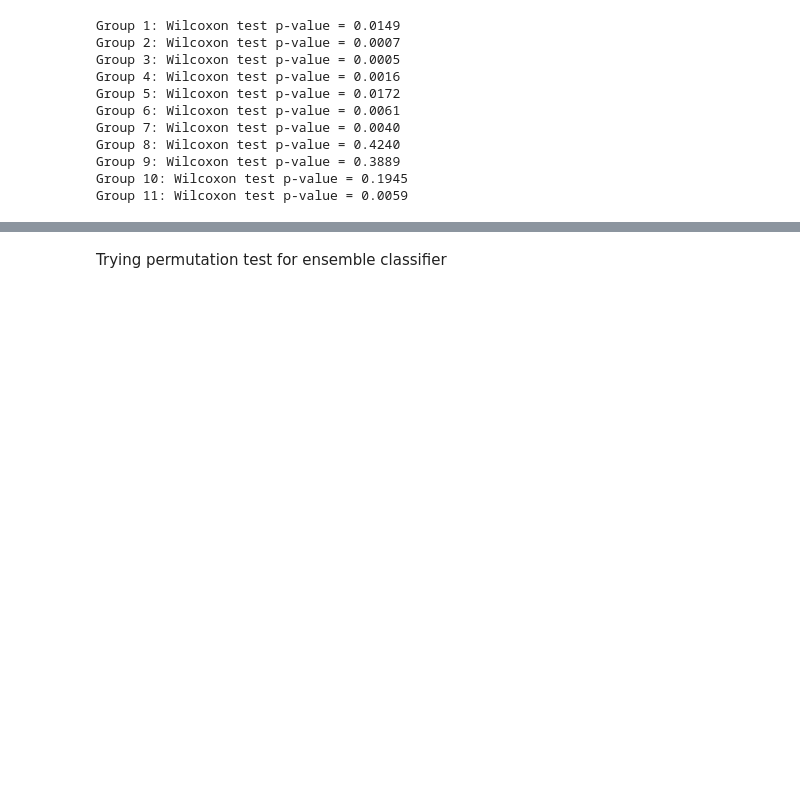
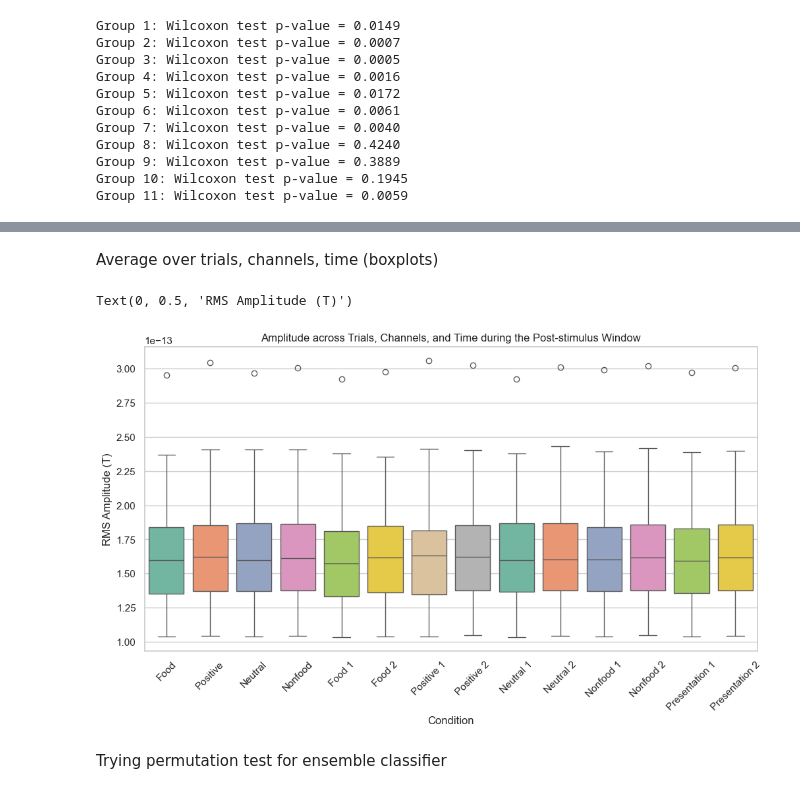
Before and after one commit to DonEnricoEsteve/ML_NN_Project, a Jupyter notebook: MEG_decoding.ipynb, the cells around one changed output, grey strips where cells are left out. Drawn from its saved outputs; the diff is of its cells as text; code cells hidden in the pictures; blank space fills up the shorter version.

```diff
--- a/MEG_decoding.ipynb
+++ b/MEG_decoding.ipynb
@@ -1479,3 +1649,35 @@ Group 11: Wilcoxon test p-value = 0.0059
+# %% [markdown]
+Average over trials, channels, time (boxplots)
+# %%
+conditions = ['food', 'positive', 'neutral', 'nonfood',
+              'food_1', 'food_2', 'positive_1', 'positive_2',
+              'neutral_1', 'neutral_2', 'nonfood_1', 'nonfood_2',
+              'pres_1', 'pres_2']  # List all your conditions
+
+labels = ["Food", "Positive", "Neutral",
+          "Nonfood", "Food 1", "Food 2",
+          "Positive 1", "Positive 2", "Neutral 1",
+          "Neutral 2", "Nonfood 1", "Nonfood 2",
+          "Presentation 1", "Presentation 2"]
+
+final_rms_TCT = {}
+
+for condition in conditions:
+    # Average over time (across time points) for each subject
+    final_rms_TCT[condition] = np.mean(summary_stats[condition]['rms'], axis=1)  # Averaging across time for each subject
+
+# Create boxplots for RMS and SEM
+plt.figure(figsize=(12, 6))
+
+# Plot RMS boxplots
+sns.boxplot(data=[final_rms_TCT[condition] for condition in conditions], palette="Set2")
+plt.title('Amplitude across Trials, Channels, and Time during the Post-stimulus Window')
+plt.xlabel('Condition')
+plt.xticks(ticks=range(len(conditions)), labels=labels, rotation=45)
+plt.ylabel('RMS Amplitude (T)')
+# %% [output]
+Text(0, 0.5, 'RMS Amplitude (T)')
+[figure, added]
 # %% [markdown]
 Trying permutation test for ensemble classifier
 # %%
```
Also changed, not shown: parts of 10 cells of this notebook.
